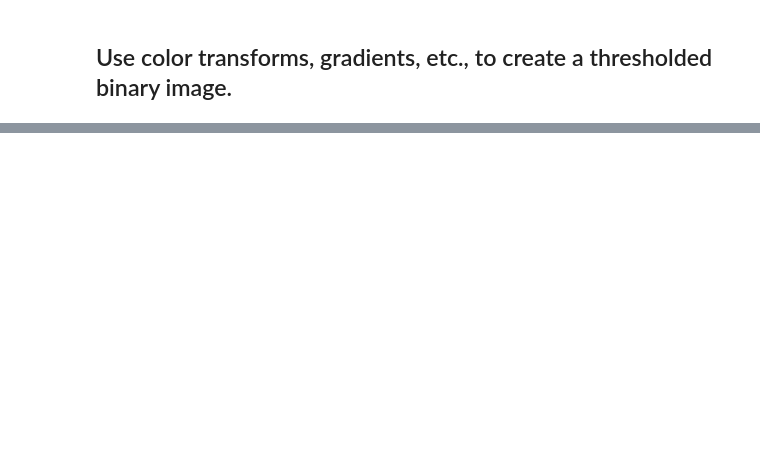
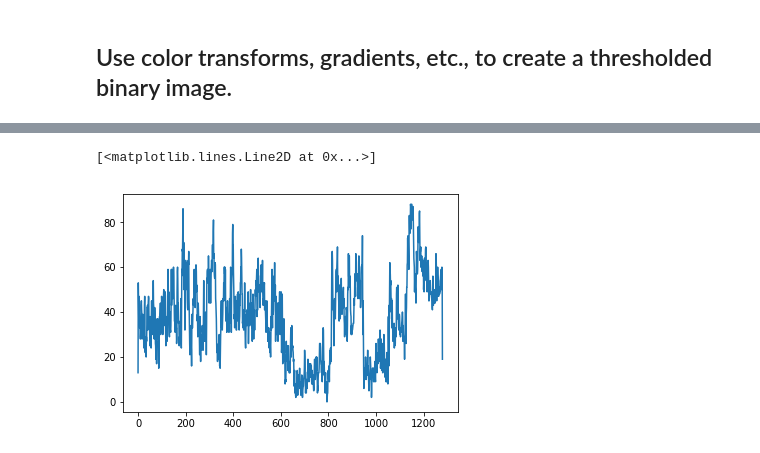
Before and after one commit to duvitech/CarND-Advanced-Lane-Lines, a Jupyter notebook: examples/example.ipynb, the cells around one changed output, grey strips where cells are left out. Saved outputs shown, nothing was run; the diff lists cells and outputs as text; code cells hidden in the pictures; blank space fills up the shorter version.

```diff
--- a/examples/example.ipynb
+++ b/examples/example.ipynb
@@ -116,0 +330,49 @@ plt.show()
+# %%
+def window_mask(width, height, img_ref, center,level):
+    output = np.zeros_like(img_ref)
+    output[int(img_ref.shape[0]-(level+1)*height):int(img_ref.shape[0]-level*height),max(0,int(center-width/2)):min(int(center+width/2),img_ref.shape[1])] = 1
+    return output
+
+def find_window_centroids(image, window_width, window_height, margin):
+
+    window_centroids = [] # Store the (left,right) window centroid positions per level
+    window = np.ones(window_width) # Create our window template that we will use for convolutions
+
+    # First find the two starting positions for the left and right lane by using np.sum to get the vertical image slice
+    # and then np.convolve the vertical image slice with the window template
+
+    # Sum quarter bottom of image to get slice, could use a different ratio
+    l_sum = np.sum(image[int(3*image.shape[0]/4):,:int(image.shape[1]/2)], axis=0)
+    l_center = np.argmax(np.convolve(window,l_sum))-window_width/2
+    r_sum = np.sum(image[int(3*image.shape[0]/4):,int(image.shape[1]/2):], axis=0)
+    r_center = np.argmax(np.convolve(window,r_sum))-window_width/2+int(image.shape[1]/2)
+
+    # Add what we found for the first layer
+    window_centroids.append((l_center,r_center))
+
+    # Go through each layer looking for max pixel locations
+    for level in range(1,(int)(image.shape[0]/window_height)):
+        # convolve the window into the vertical slice of the image
+        image_layer = np.sum(image[int(image.shape[0]-(level+1)*window_height):int(image.shape[0]-level*window_height),:], axis=0)
+        conv_signal = np.convolve(window, image_layer)
+        # Find the best left centroid by using past left center as a reference
+        # Use window_width/2 as offset because convolution signal reference is at right side of window, not center of window
+        offset = window_width/2
+        l_min_index = int(max(l_center+offset-margin,0))
+        l_max_index = int(min(l_center+offset+margin,image.shape[1]))
+        l_center = np.argmax(conv_signal[l_min_index:l_max_index])+l_min_index-offset
+        # Find the best right centroid by using past right center as a reference
+        r_min_index = int(max(r_center+offset-margin,0))
+        r_max_index = int(min(r_center+offset+margin,image.shape[1]))
+        r_center = np.argmax(conv_signal[r_min_index:r_max_index])+r_min_index-offset
+        # Add what we found for that layer
+        window_centroids.append((l_center,r_center))
+
+    return window_centroids
+
+
+histogram = np.sum(hls_binary[hls_binary.shape[0]//2:,:], axis=0)
+plt.plot(histogram)
+# %% [output]
+[<matplotlib.lines.Line2D at 0x...>]
+[figure, added]
```
Also changed, not shown: parts of 4 cells of this notebook, 2 other files.
